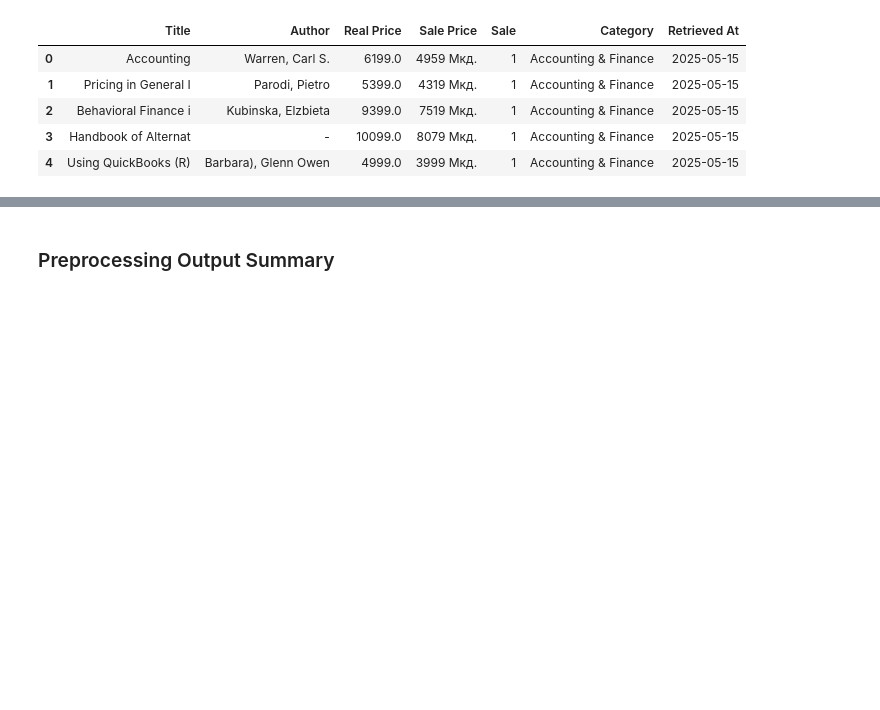
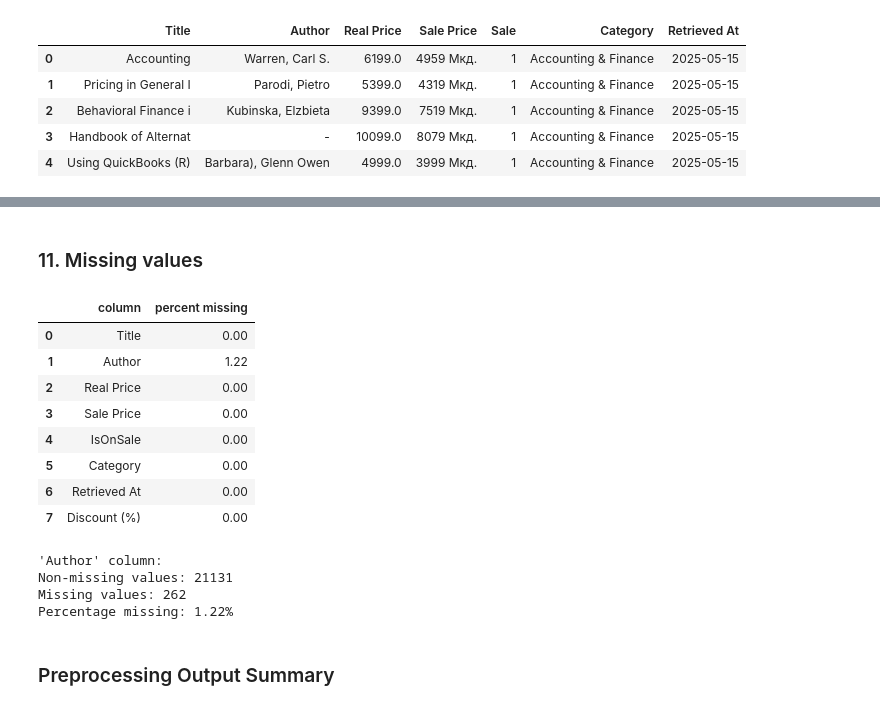
Before and after one commit to KTalia/I2DS_Project, a Jupyter notebook: akademskakniga.mk/preprocess_akademska.ipynb, the cells around one changed output, grey strips where cells are left out. Saved outputs shown, nothing was run; the diff lists cells and outputs as text; code cells hidden in the pictures; blank space fills up the shorter version.

```diff
--- a/akademskakniga.mk/preprocess_akademska.ipynb
+++ b/akademskakniga.mk/preprocess_akademska.ipynb
@@ -41,0 +158,31 @@ df.shape[0]
+# %% [markdown]
+### 11. Missing values
+# %%
+missing_percent = df.isnull().sum() / len(df) * 100
+missing_percent = missing_percent.round(2)
+missing_percent = missing_percent.reset_index().rename(columns={"index": "column", 0: "percent missing"})
+missing_percent
+# %% [output]
+|  | column | percent missing |
+| 0 | Title | 0.00 |
+| 1 | Author | 1.22 |
+| 2 | Real Price | 0.00 |
+| 3 | Sale Price | 0.00 |
+| 4 | IsOnSale | 0.00 |
+| 5 | Category | 0.00 |
+| 6 | Retrieved At | 0.00 |
+| 7 | Discount (%) | 0.00 |
+# %%
+total_rows = len(df)
+missing_authors = df['Author'].isna().sum()
+non_missing_authors = total_rows - missing_authors
+
+print(f"\n'Author' column:")
+print(f"Non-missing values: {non_missing_authors}")
+print(f"Missing values: {missing_authors}")
+print(f"Percentage missing: {round((missing_authors / total_rows) * 100, 2)}%")
+# %% [output]
+'Author' column:
+Non-missing values: 21131
+Missing values: 262
+Percentage missing: 1.22%
```
Also changed, not shown: parts of 34 cells of this notebook, 1 other file.
